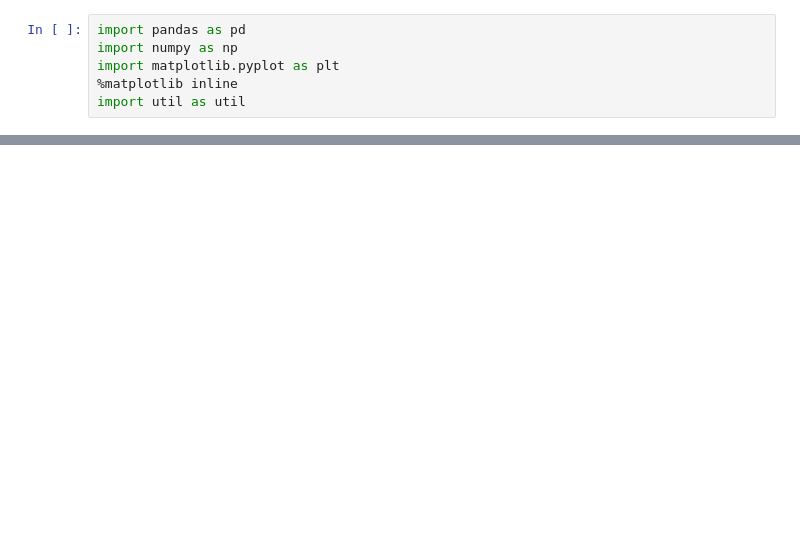
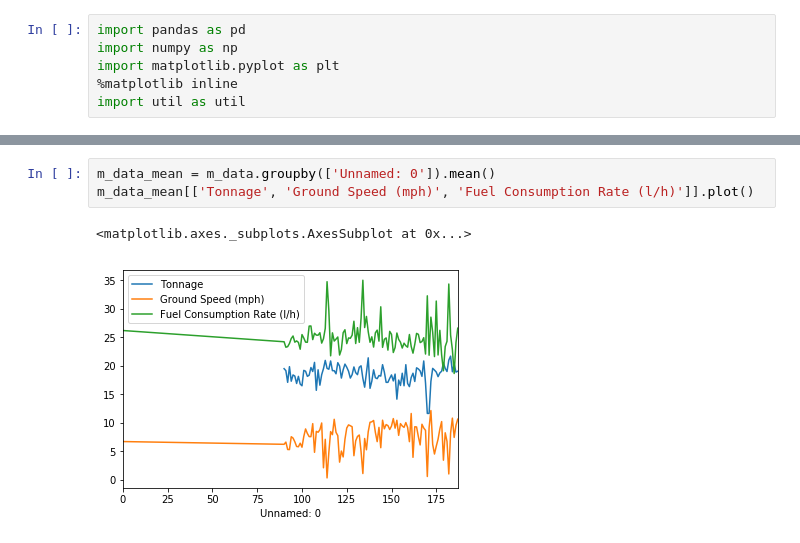
Before and after one commit to saramic/roxoff, a Jupyter notebook: Match GPS time.ipynb, the cells around one changed output, grey strips where cells are left out. Drawn from its saved outputs; the diff is of its cells as text; blank space fills up the shorter version.

```diff
--- a/Match GPS time.ipynb
+++ b/Match GPS time.ipynb
@@ -29,0 +100,6 @@ m_data[['OriginationTimeStamp', 'OriginationTime', 'OriginationTimeGPS']].head(1
+# %%
+m_data_mean = m_data.groupby(['Unnamed: 0']).mean()
+m_data_mean[['Tonnage', 'Ground Speed (mph)', 'Fuel Consumption Rate (l/h)']].plot()
+# %% [output]
+<matplotlib.axes._subplots.AxesSubplot at 0x...>
+[figure, added]
```
Also changed, not shown: parts of 7 cells of this notebook.
